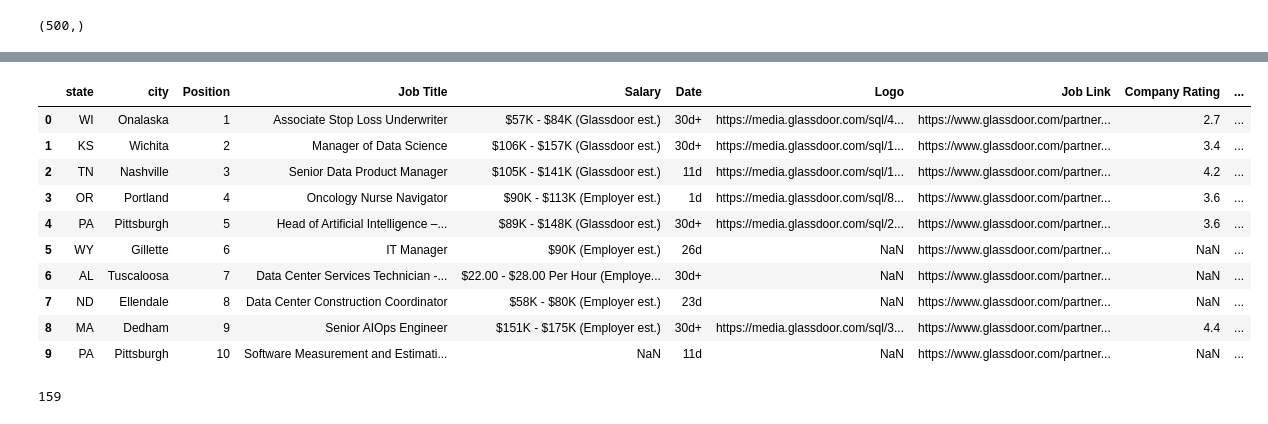
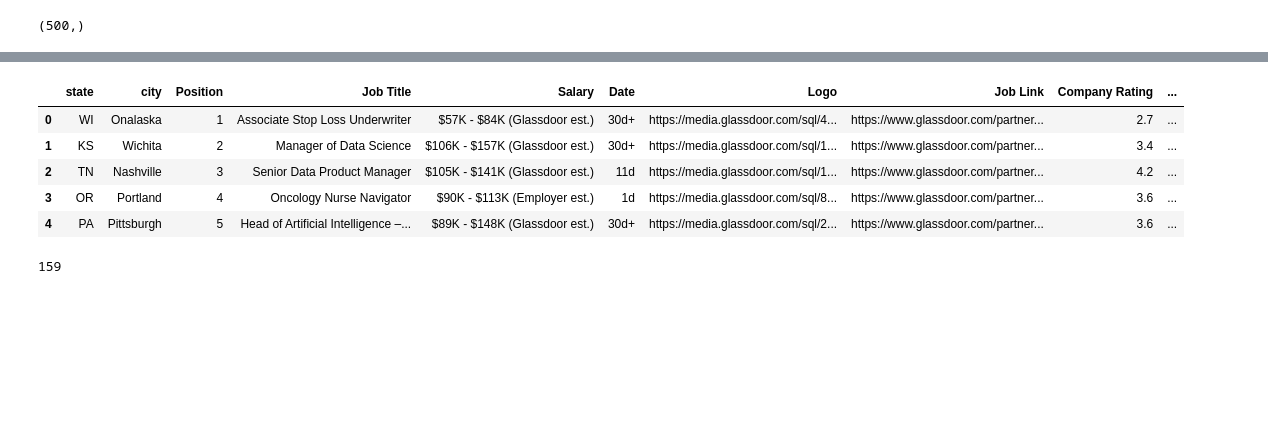
Before and after one commit to gisthuband/Capstone_2_DS_Job_Locator, a Jupyter notebook: data_wrangle.ipynb, the cells around one changed output, grey strips where cells are left out. Cells and saved outputs as stored; diff of their text form; code cells hidden in the pictures; blank space fills up the shorter version.

```diff
--- a/data_wrangle.ipynb
+++ b/data_wrangle.ipynb
@@ -203,19 +189,14 @@ df = df.rename(columns={0:'state'})
 # %%
 df = df.drop(columns='Location')
 # %%
-df.head(10)
+df.head(5)
 # %% [output]
 |  | state | city | Position | Job Title | Salary | Date | Logo | Job Link | Company Rating | ... |
 | 0 | WI | Onalaska | 1 | Associate Stop Loss Underwriter | $57K - $84K (Glassdoor est.) | 30d+ | https://media.glassdoor.com/sql/4... | https://www.glassdoor.com/partner... | 2.7 | ... |
 | 1 | KS | Wichita | 2 | Manager of Data Science | $106K - $157K (Glassdoor est.) | 30d+ | https://media.glassdoor.com/sql/1... | https://www.glassdoor.com/partner... | 3.4 | ... |
 | 2 | TN | Nashville | 3 | Senior Data Product Manager | $105K - $141K (Glassdoor est.) | 11d | https://media.glassdoor.com/sql/1... | https://www.glassdoor.com/partner... | 4.2 | ... |
 | 3 | OR | Portland | 4 | Oncology Nurse Navigator | $90K - $113K (Employer est.) | 1d | https://media.glassdoor.com/sql/8... | https://www.glassdoor.com/partner... | 3.6 | ... |
 | 4 | PA | Pittsburgh | 5 | Head of Artificial Intelligence –... | $89K - $148K (Glassdoor est.) | 30d+ | https://media.glassdoor.com/sql/2... | https://www.glassdoor.com/partner... | 3.6 | ... |
-| 5 | WY | Gillette | 6 | IT Manager | $90K (Employer est.) | 26d | NaN | https://www.glassdoor.com/partner... | NaN | ... |
-| 6 | AL | Tuscaloosa | 7 | Data Center Services Technician -... | $22.00 - $28.00 Per Hour (Employe... | 30d+ | NaN | https://www.glassdoor.com/partner... | NaN | ... |
-| 7 | ND | Ellendale | 8 | Data Center Construction Coordinator | $58K - $80K (Employer est.) | 23d | NaN | https://www.glassdoor.com/partner... | NaN | ... |
-| 8 | MA | Dedham | 9 | Senior AIOps Engineer | $151K - $175K (Employer est.) | 30d+ | https://media.glassdoor.com/sql/3... | https://www.glassdoor.com/partner... | 4.4 | ... |
-| 9 | PA | Pittsburgh | 10 | Software Measurement and Estimati... | NaN | 11d | NaN | https://www.glassdoor.com/partner... | NaN | ... |
 # %%
 df.loc[df['state'] == 'olina','city'] = 'Not Listed'
 df.loc[df['state'] == 'olina','state'] = 'NC'
```
Also changed, not shown: parts of 33 cells of this notebook.
